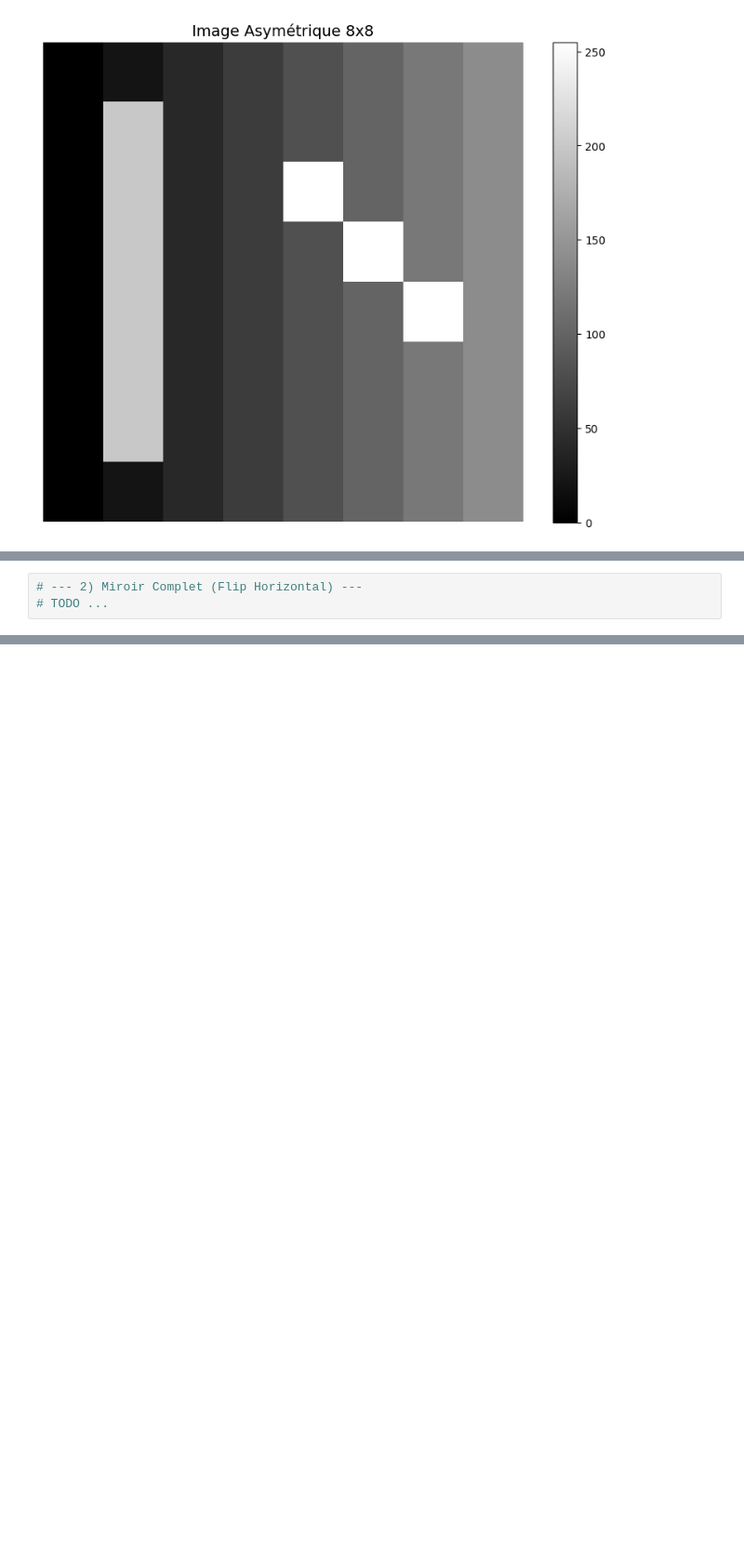
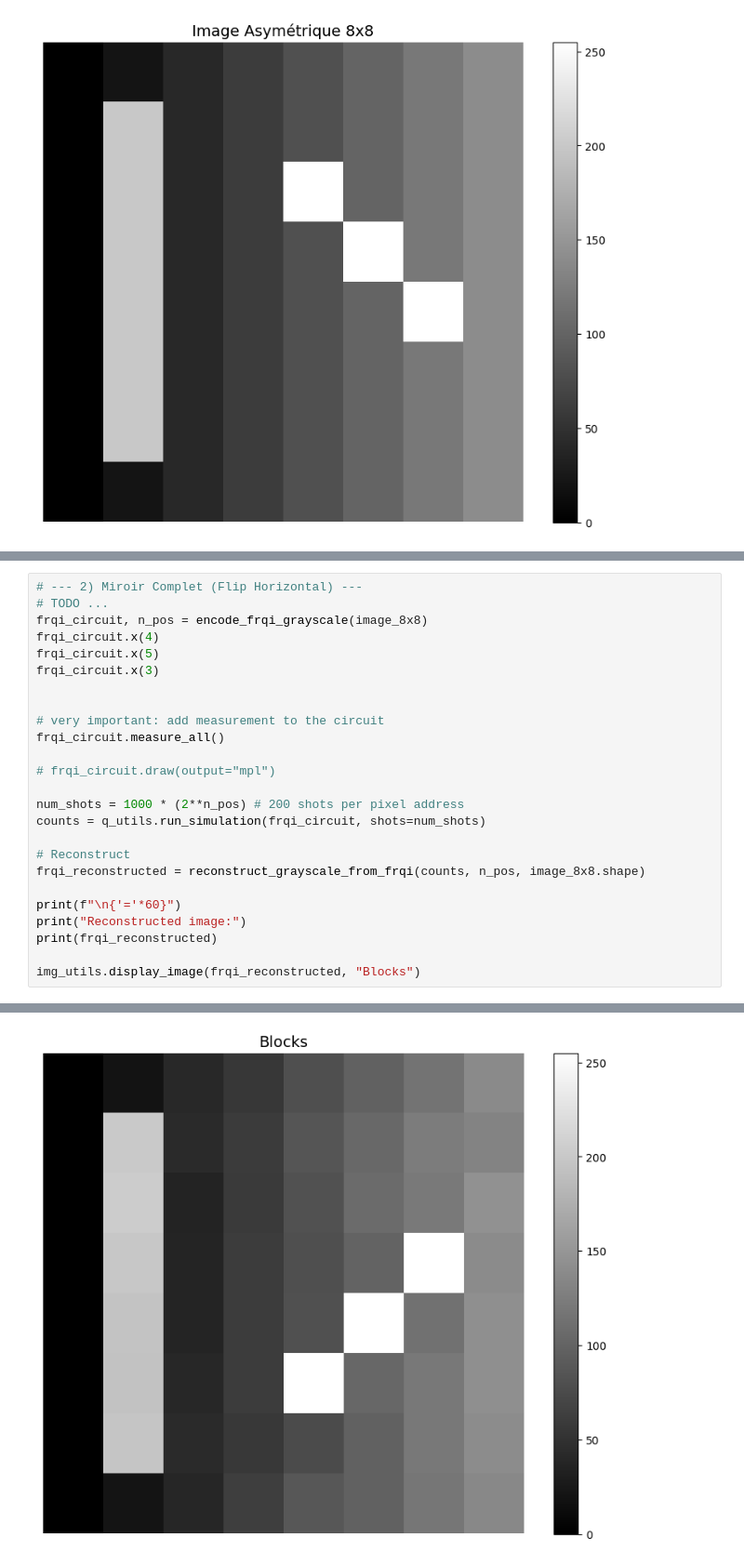
Before and after one commit to inking02/compile-moi-si-tu-peux, a Jupyter notebook: iqucodefest-2026-docs/side_quests/challenge_01_quantum_vision_fundamentals/frqi_challenge_fr.ipynb, the cells around one changed output, grey strips where cells are left out. Shown at 93% size. Drawn from its saved outputs; the diff is of its cells as text; blank space fills up the shorter version.

```diff
--- a/iqucodefest-2026-docs/side_quests/challenge_01_quantum_vision_fundamentals/frqi_challenge_fr.ipynb
+++ b/iqucodefest-2026-docs/side_quests/challenge_01_quantum_vision_fundamentals/frqi_challenge_fr.ipynb
@@ -765,3 +834,26 @@ Image originale (8x8) :
 # %%
 # --- 2) Miroir Complet (Flip Horizontal) ---
 # TODO ...
+frqi_circuit, n_pos = encode_frqi_grayscale(image_8x8)
+frqi_circuit.x(4)
+frqi_circuit.x(5)
+frqi_circuit.x(3)
+
+
+# very important: add measurement to the circuit
+frqi_circuit.measure_all()
+
+# frqi_circuit.draw(output="mpl")
+
+num_shots = 1000 * (2**n_pos) # 200 shots per pixel address
+counts = q_utils.run_simulation(frqi_circuit, shots=num_shots)
+
+# Reconstruct
+frqi_reconstructed = reconstruct_grayscale_from_frqi(counts, n_pos, image_8x8.shape)
+
+print(f"\n{'='*60}")
+print("Reconstructed image:")
+print(frqi_reconstructed)
+
+img_utils.display_image(frqi_reconstructed, "Blocks")
+# %% [output]
@@ -767,0 +875 @@ Image originale (8x8) :
+[figure, added]
```
Also changed, not shown: parts of 6 cells of this notebook.
